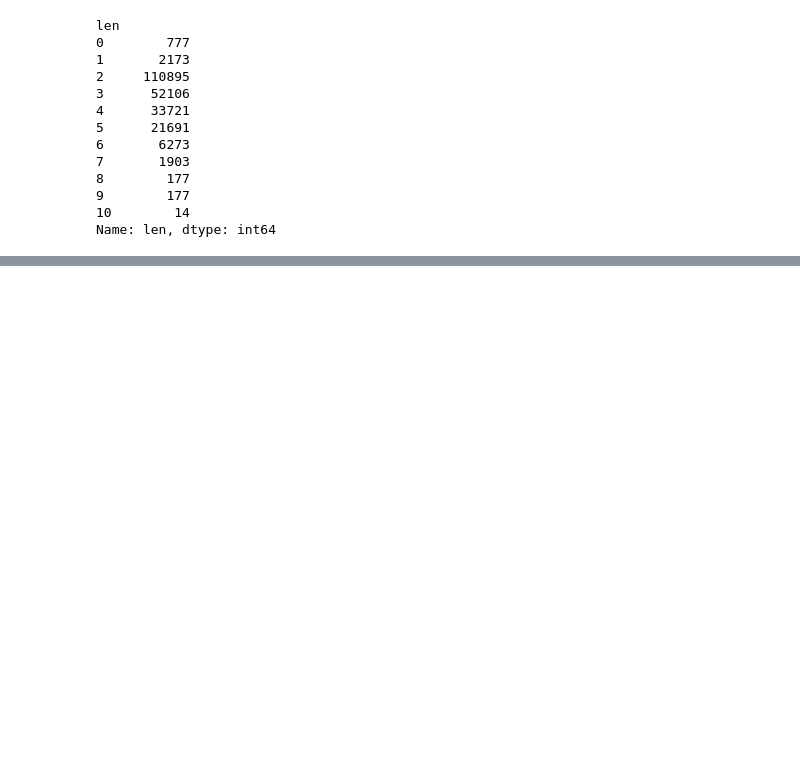
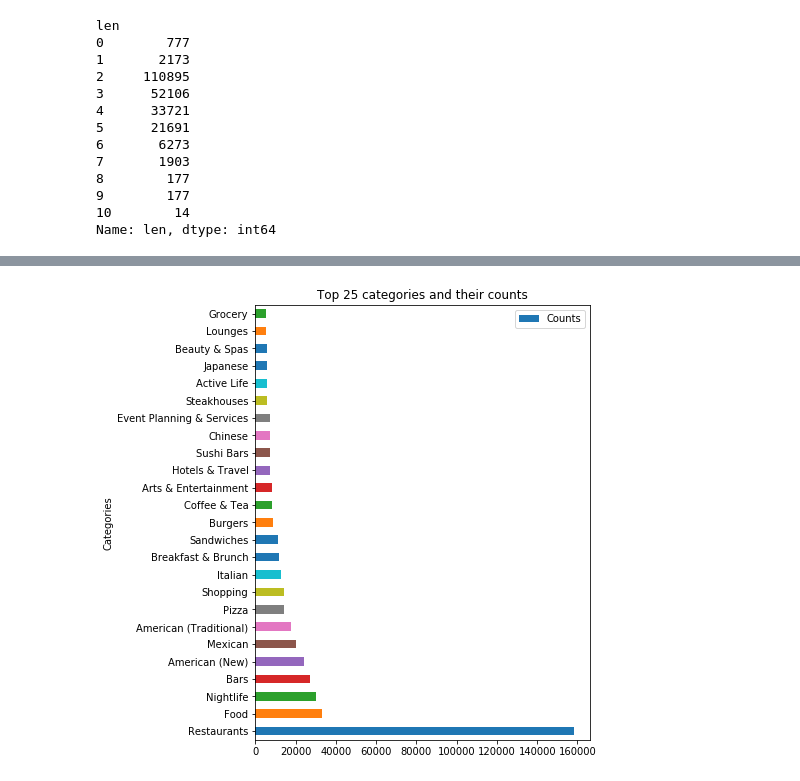
Before and after one commit to virajbhalala/MultiLabelClassification-YelpDataset, a Jupyter notebook: ExploratoryAnalysis.ipynb, the cells around one changed output, grey strips where cells are left out. Cells and saved outputs as stored; diff of their text form; code cells hidden in the pictures; blank space fills up the shorter version.

```diff
--- a/ExploratoryAnalysis.ipynb
+++ b/ExploratoryAnalysis.ipynb
@@ -40,0 +68,6 @@ ModuleNotFoundError: No module named 'matplotlib'
+# %%
+counts = dict()
+for i in uniqueSet:
+    for l in BUJoin.categories:
+        if i in l:
+            counts[i] = counts.get(i, 0) + 1
@@ -40,0 +94,2 @@ ModuleNotFoundError: No module named 'matplotlib'
+# %%
+counts = pd.DataFrame(list(counts.items()), columns=['Categories', 'Counts'])
@@ -40,0 +116,5 @@ ModuleNotFoundError: No module named 'matplotlib'
+# %%
+counts.sort_values("Counts",ascending=False).head(25)[:25].plot(kind='barh', x= "Categories", y="Counts", figsize= (6,8), title ="Top 25 categories and their counts")
+plt.show()
+# %% [output]
+[figure, added]
```
Also changed, not shown: parts of 6 cells of this notebook.
